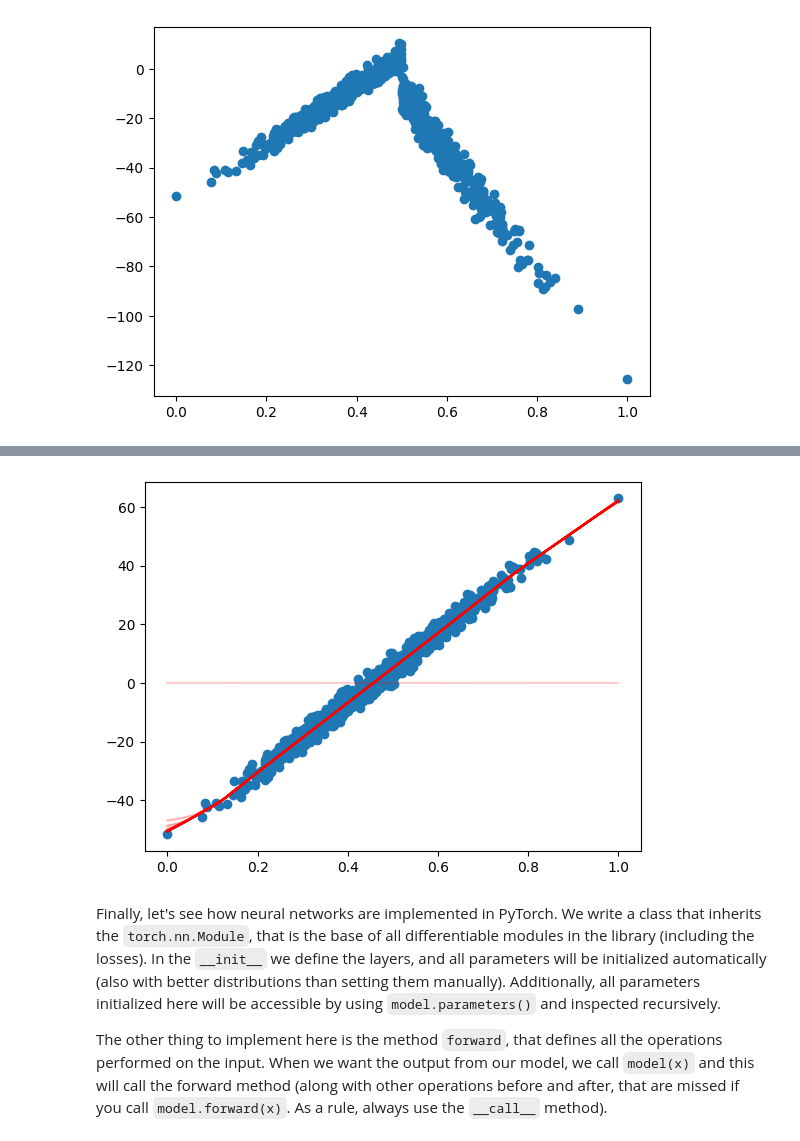
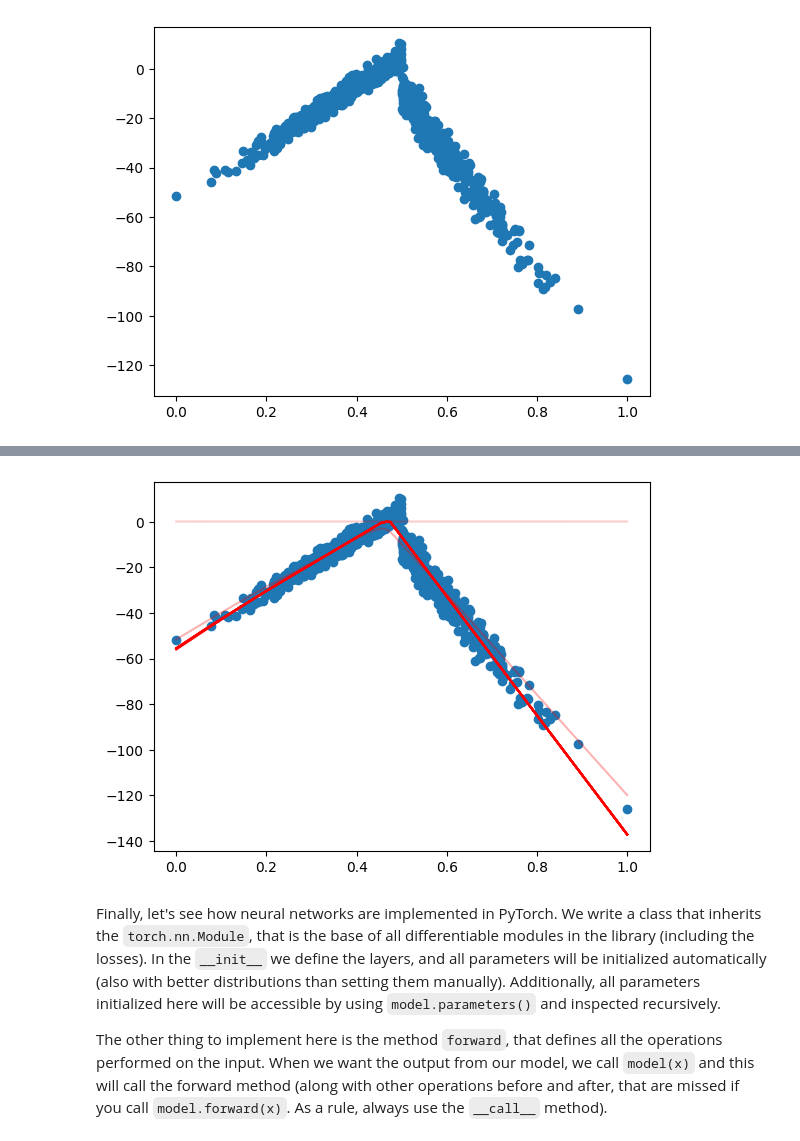
Before and after one commit to battistabiggio/ai4dev, a Jupyter notebook: notebooks/AI4Dev_04_dnns.ipynb, the cells around one changed output, grey strips where cells are left out. Cells and saved outputs as stored; diff of their text form; code cells hidden in the pictures.

```diff
--- a/notebooks/AI4Dev_04_dnns.ipynb
+++ b/notebooks/AI4Dev_04_dnns.ipynb
@@ -587,7 +591,7 @@ dnn = torch.nn.Sequential(
     torch.nn.Linear(100, 1),
 )
 
-training_loop_module(1000, 1e-2, dnn, samples, labels)
+training_loop_module(1000, 1e-2, dnn, samples, y_new)
 
 plot_module(dnn)
 # %% [output]
@@ -604,4 +608,4 @@ Epoch 900, Loss 3.893742
-[figure, old version]
+[figure, new version]
 # %% [markdown]
 Finally, let's see how neural networks are implemented in PyTorch.
 We write a class that inherits the `torch.nn.Module`, that is the base of all differentiable modules in the library (including the losses).
```
Also changed, not shown: parts of 12 cells of this notebook.
